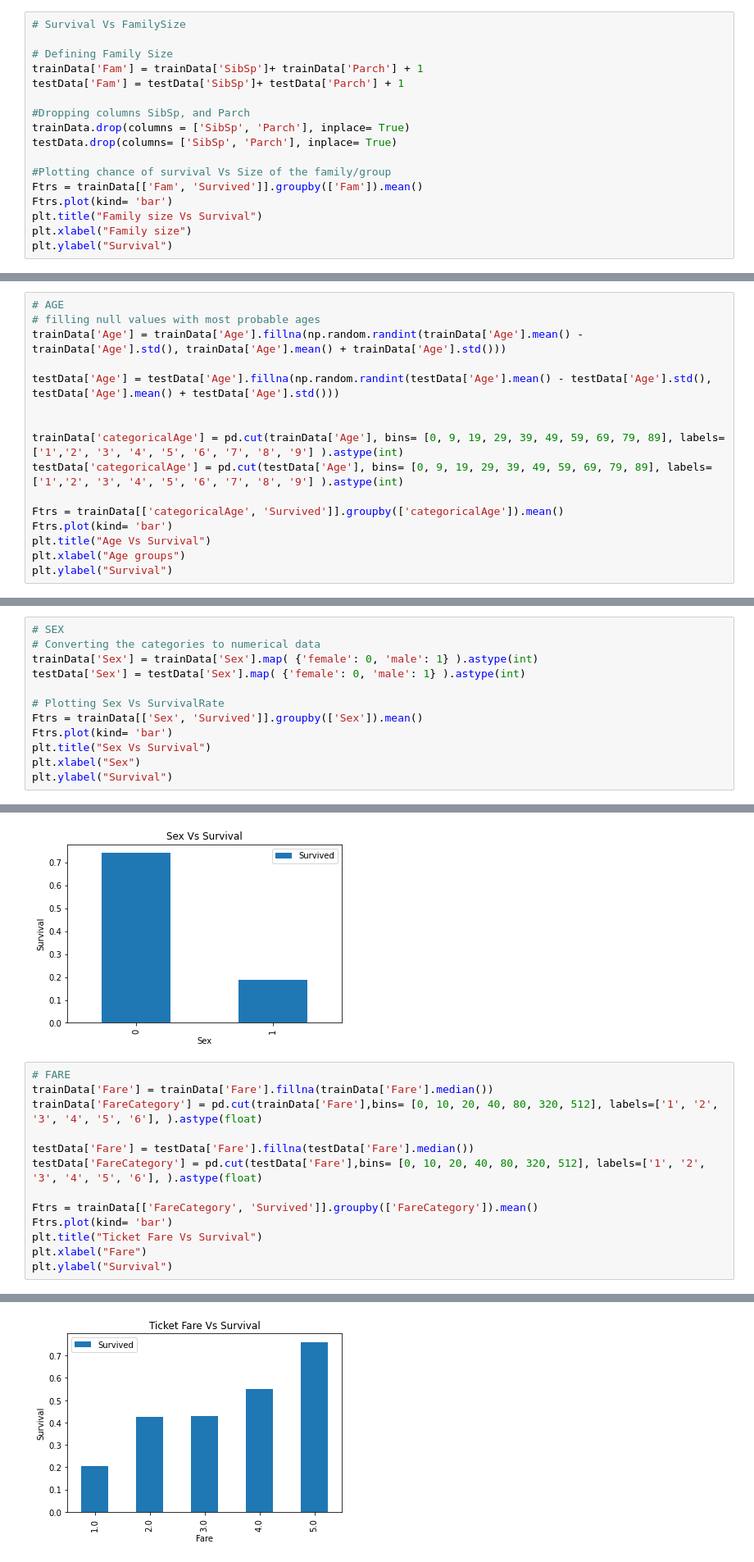
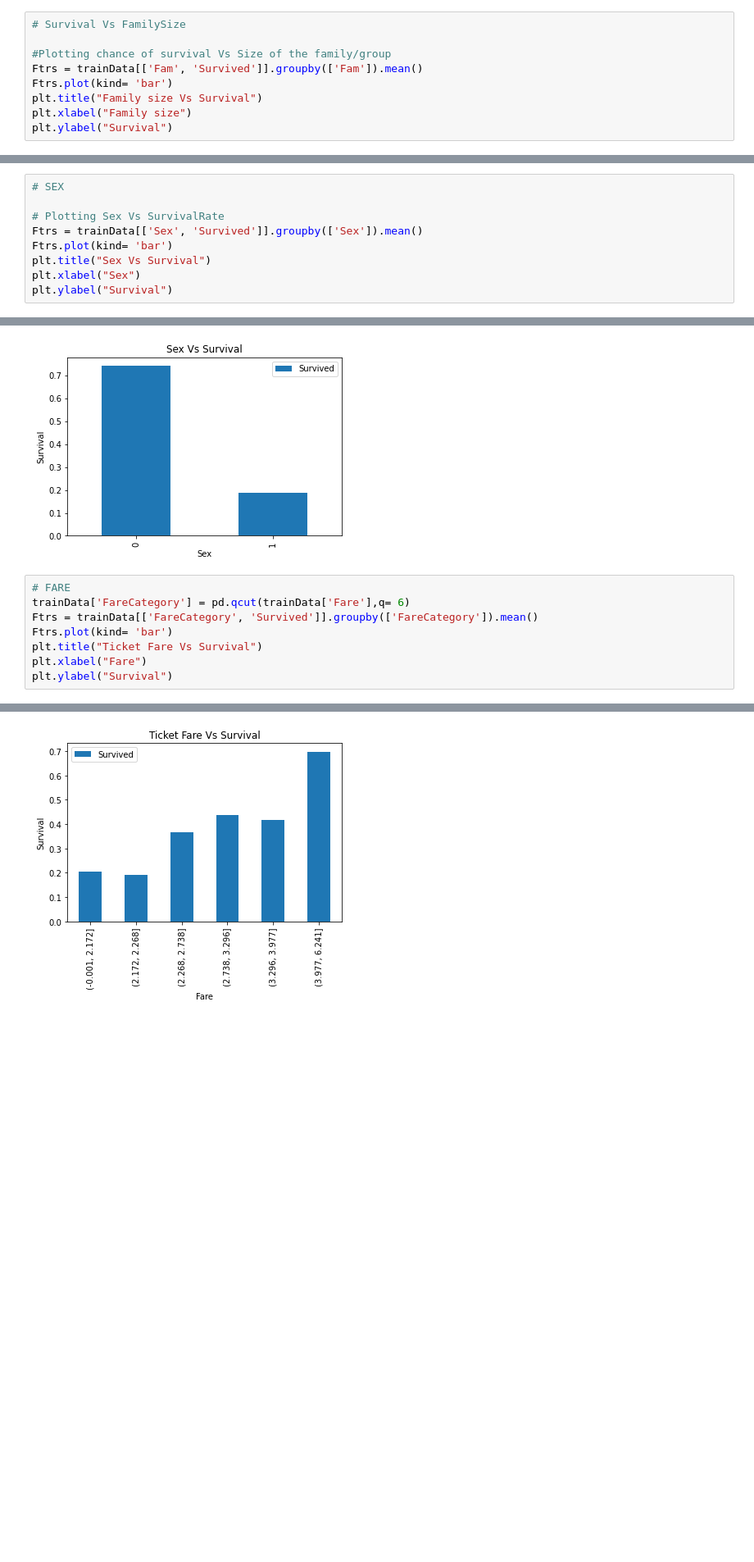
Before and after one commit to prasadboi/Kaggle, a Jupyter notebook: TitanicML-kaggle/TitanicML.ipynb, the cells around one changed output, grey strips where cells are left out. Shown: that part at 82% size. Drawn from its saved outputs; the diff is of its cells as text; blank space fills up the shorter version.

Commit message:
predictions made
made predictions using
a. Random Forests
b. Neural Networks
c. Decision Trees

```diff
--- a/TitanicML-kaggle/TitanicML.ipynb
+++ b/TitanicML-kaggle/TitanicML.ipynb
@@ -60,14 +147,6 @@ Text(0, 0.5, 'Survival')
 [figure]
 # %%
 # Survival Vs FamilySize
-
-# Defining Family Size
-trainData['Fam'] = trainData['SibSp']+ trainData['Parch'] + 1
-testData['Fam'] = testData['SibSp']+ testData['Parch'] + 1
-
-#Dropping columns SibSp, and Parch
-trainData.drop(columns = ['SibSp', 'Parch'], inplace= True)
-testData.drop(columns= ['SibSp', 'Parch'], inplace= True)
 
 #Plotting chance of survival Vs Size of the family/group
 Ftrs = trainData[['Fam', 'Survived']].groupby(['Fam']).mean()
@@ -78,19 +157,3 @@ plt.ylabel("Survival")
 # %% [output]
 Text(0, 0.5, 'Survival')
 [figure]
-# %%
-# AGE
-# filling null values with most probable ages
-trainData['Age'] = trainData['Age'].fillna(np.random.randint(trainData['Age'].mean() - trainData['Age'].std(), trainData['Age'].mean() + trainData['Age'].std()))
-
-testData['Age'] = testData['Age'].fillna(np.random.randint(testData['Age'].mean() - testData['Age'].std(), testData['Age'].mean() + testData['Age'].std()))
-
-
-trainData['categoricalAge'] = pd.cut(trainData['Age'], bins= [0, 9, 19, 29, 39, 49, 59, 69, 79, 89], labels= ['1','2', '3', '4', '5', '6', '7', '8', '9'] ).astype(int)
-testData['categoricalAge'] = pd.cut(testData['Age'], bins= [0, 9, 19, 29, 39, 49, 59, 69, 79, 89], labels= ['1','2', '3', '4', '5', '6', '7', '8', '9'] ).astype(int)
-
-Ftrs = trainData[['categoricalAge', 'Survived']].groupby(['categoricalAge']).mean()
-Ftrs.plot(kind= 'bar')
-plt.title("Age Vs Survival")
-plt.xlabel("Age groups")
-plt.ylabel("Survival")
@@ -100,8 +171,5 @@ Text(0, 0.5, 'Survival')
 # %%
 # SEX
-# Converting the categories to numerical data
-trainData['Sex'] = trainData['Sex'].map( {'female': 0, 'male': 1} ).astype(int)
-testData['Sex'] = testData['Sex'].map( {'female': 0, 'male': 1} ).astype(int)
 
 # Plotting Sex Vs SurvivalRate
 Ftrs = trainData[['Sex', 'Survived']].groupby(['Sex']).mean()
@@ -114,17 +182,12 @@ Text(0, 0.5, 'Survival')
 [figure]
 # %%
 # FARE
-trainData['Fare'] = trainData['Fare'].fillna(trainData['Fare'].median())
-trainData['FareCategory'] = pd.cut(trainData['Fare'],bins= [0, 10, 20, 40, 80, 320, 512], labels=['1', '2', '3', '4', '5', '6'], ).astype(float)
-
-testData['Fare'] = testData['Fare'].fillna(testData['Fare'].median())
-testData['FareCategory'] = pd.cut(testData['Fare'],bins= [0, 10, 20, 40, 80, 320, 512], labels=['1', '2', '3', '4', '5', '6'], ).astype(float)
-
+trainData['FareCategory'] = pd.qcut(trainData['Fare'],q= 6)
 Ftrs = trainData[['FareCategory', 'Survived']].groupby(['FareCategory']).mean()
 Ftrs.plot(kind= 'bar')
 plt.title("Ticket Fare Vs Survival")
 plt.xlabel("Fare")
 plt.ylabel("Survival")
 # %% [output]
 Text(0, 0.5, 'Survival')
-[figure, old version]
+[figure, new version]
```
Also changed, not shown: parts of 29 cells of this notebook, 2 other files.
